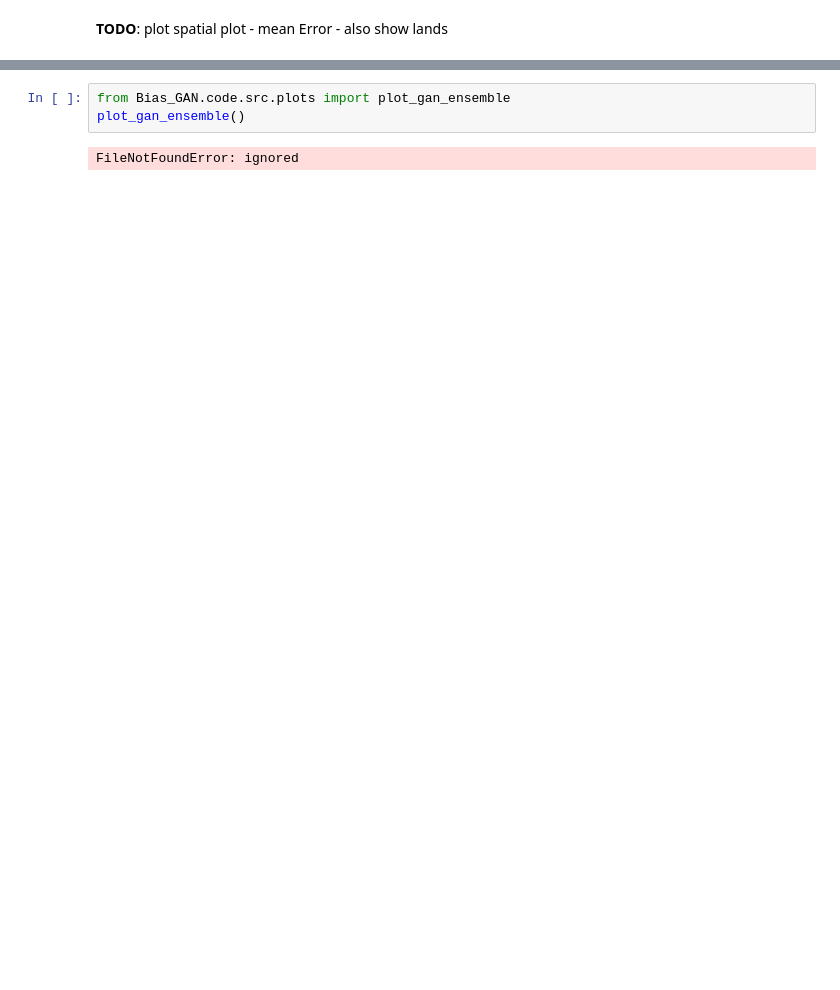
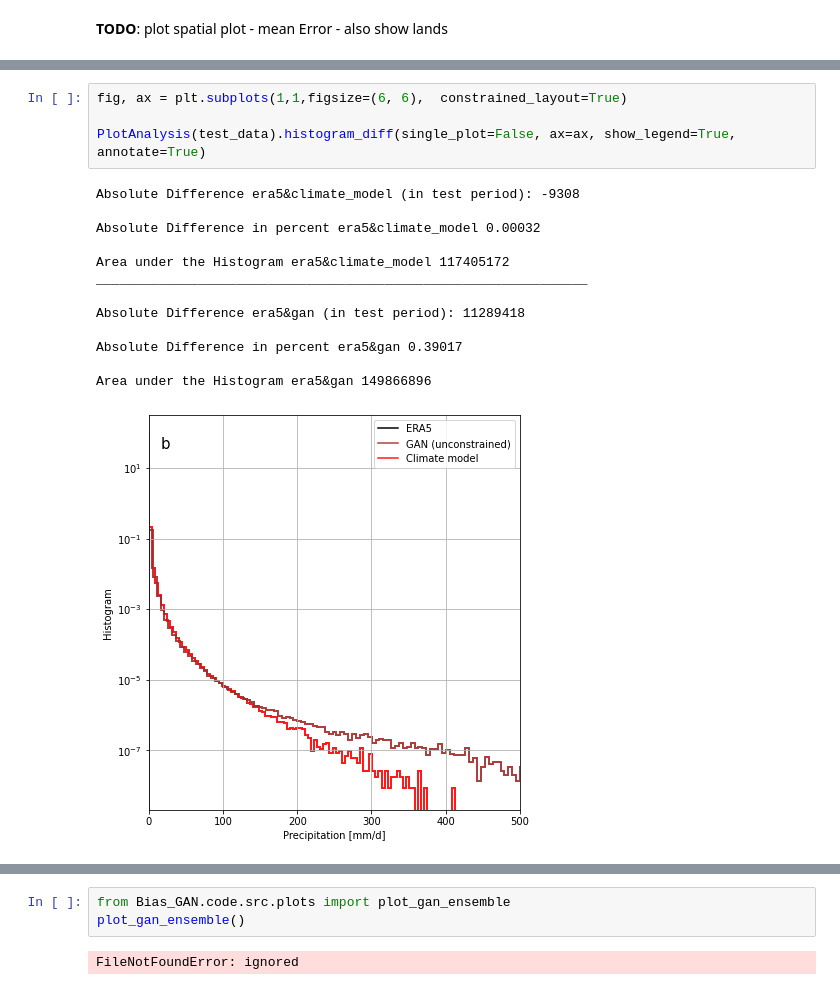
Before and after one commit to aim56009/Bias_GAN, a Jupyter notebook: code/run_notebook.ipynb, the cells around one changed output, grey strips where cells are left out. Cells and saved outputs as stored; diff of their text form; blank space fills up the shorter version.

```diff
--- a/code/run_notebook.ipynb
+++ b/code/run_notebook.ipynb
@@ -954,0 +1213,18 @@ PlotAnalysis(test_data).latitudinal_mean()
+# %%
+fig, ax = plt.subplots(1,1,figsize=(6, 6),  constrained_layout=True)
+
+PlotAnalysis(test_data).histogram_diff(single_plot=False, ax=ax, show_legend=True, annotate=True)
+# %% [output]
+Absolute Difference era5&climate_model (in test period): -9308
+
+Absolute Difference in percent era5&climate_model 0.00032
+
+Area under the Histogram era5&climate_model 117405172
+_______________________________________________________________
+
+Absolute Difference era5&gan (in test period): 11289418
+
+Absolute Difference in percent era5&gan 0.39017
+
+Area under the Histogram era5&gan 149866896
+[figure, added]
```
Also changed, not shown: parts of 43 cells of this notebook.
